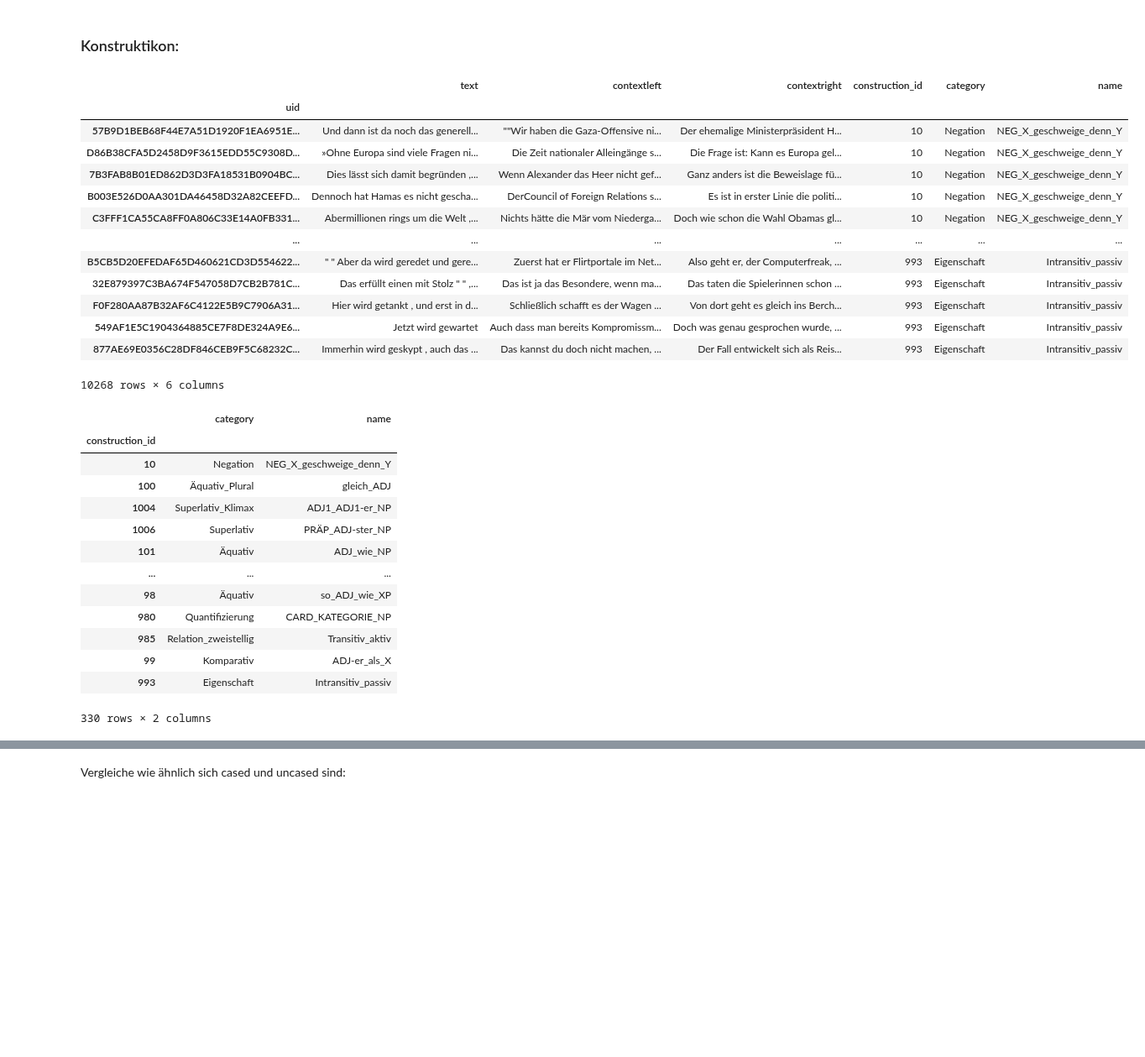
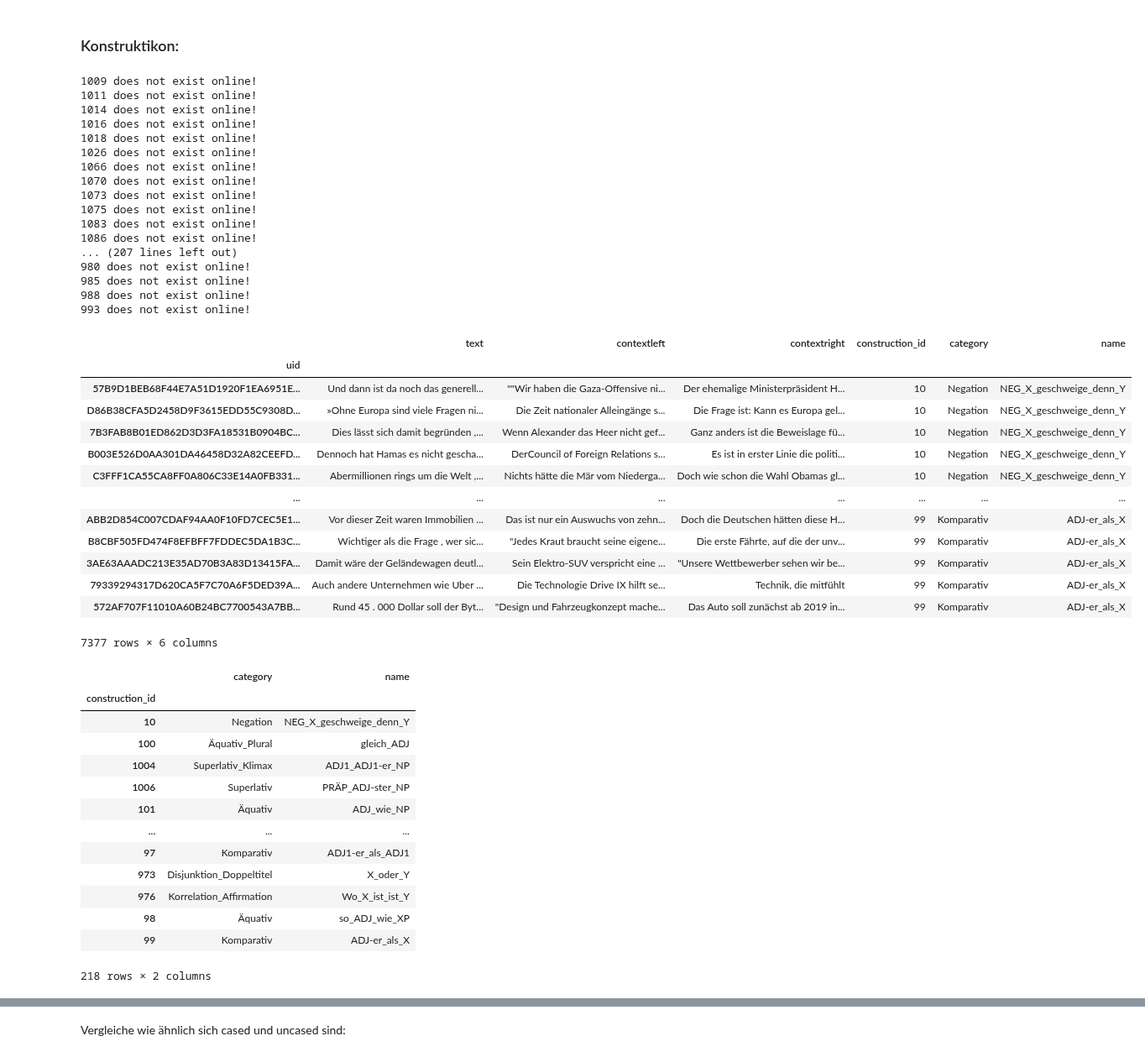
Before and after one commit to TiMauzi/llm-x-cxg, a Jupyter notebook: src/notebooks/read_constructions.ipynb, the cells around one changed output, grey strips where cells are left out. Shown at 84% size. Saved outputs shown, nothing was run; the diff lists cells and outputs as text; code cells hidden in the pictures; blank space fills up the shorter version.

```diff
--- a/src/notebooks/read_constructions.ipynb
+++ b/src/notebooks/read_constructions.ipynb
@@ -48,41 +51,63 @@ def parse_sentences(xml_file):
             'text': text,
             'contextleft': contextleft,
             'contextright': contextright,
             'construction_id': int(construction_id),
             'category': category,
             'name': name,
         })
 
     return sentences_data
 
 kee_list = []
-xml_directory = '../data/constructicon/construction'
+xml_directory = '../../data/constructicon/construction'
 
-for filename in os.listdir(xml_directory):
+for filename in tqdm(list(os.listdir(xml_directory))):
     if filename.endswith('.xml'):
+        constr_id = Path(filename).stem
+        if b"fa-triangle-exclamation" in requests.get(f"https://gsw.phil.hhu.de/constructicon/construction?id={constr_id}").content:
+            print(constr_id, "does not exist online!")
+            continue
         xml_file = os.path.join(xml_directory, filename)
         data = parse_sentences(xml_file)
         if data:
             kee_list += data
+        time.sleep(.5)
 
 sentences = pd.DataFrame.from_dict(kee_list)
 sentences.set_index('uid', inplace=True)
 sentences
 # %% [output]
+1009 does not exist online!
+1011 does not exist online!
+1014 does not exist online!
+1016 does not exist online!
+1018 does not exist online!
+1026 does not exist online!
+1066 does not exist online!
+1070 does not exist online!
+1073 does not exist online!
+1075 does not exist online!
+1083 does not exist online!
+1086 does not exist online!
+... (207 lines left out)
+980 does not exist online!
+985 does not exist online!
+988 does not exist online!
+993 does not exist online!
 |  | text | contextleft | contextright | construction_id | category | name |
 | uid |  |  |  |  |  |  |
 | 57B9D1BEB68F44E7A51D1920F1EA6951E... | Und dann ist da noch das generell... | ""Wir haben die Gaza-Offensive ni... | Der ehemalige Ministerpräsident H... | 10 | Negation | NEG_X_geschweige_denn_Y |
 | D86B38CFA5D2458D9F3615EDD55C9308D... | »Ohne Europa sind viele Fragen ni... | Die Zeit nationaler Alleingänge s... | Die Frage ist: Kann es Europa gel... | 10 | Negation | NEG_X_geschweige_denn_Y |
 | 7B3FAB8B01ED862D3D3FA18531B0904BC... | Dies lässt sich damit begründen ,... | Wenn Alexander das Heer nicht gef... | Ganz anders ist die Beweislage fü... | 10 | Negation | NEG_X_geschweige_denn_Y |
 | B003E526D0AA301DA46458D32A82CEEFD... | Dennoch hat Hamas es nicht gescha... | DerCouncil of Foreign Relations s... | Es ist in erster Linie die politi... | 10 | Negation | NEG_X_geschweige_denn_Y |
 | C3FFF1CA55CA8FF0A806C33E14A0FB331... | Abermillionen rings um die Welt ,... | Nichts hätte die Mär vom Niederga... | Doch wie schon die Wahl Obamas gl... | 10 | Negation | NEG_X_geschweige_denn_Y |
 | ... | ... | ... | ... | ... | ... | ... |
-| B5CB5D20EFEDAF65D460621CD3D554622... | " " Aber da wird geredet und gere... | Zuerst hat er Flirtportale im Net... | Also geht er, der Computerfreak, ... | 993 | Eigenschaft | Intransitiv_passiv |
-| 32E879397C3BA674F547058D7CB2B781C... | Das erfüllt einen mit Stolz " " ,... | Das ist ja das Besondere, wenn ma... | Das taten die Spielerinnen schon ... | 993 | Eigenschaft | Intransitiv_passiv |
-| F0F280AA87B32AF6C4122E5B9C7906A31... | Hier wird getankt , und erst in d... | Schließlich schafft es der Wagen ... | Von dort geht es gleich ins Berch... | 993 | Eigenschaft | Intransitiv_passiv |
-| 549AF1E5C1904364885CE7F8DE324A9E6... | Jetzt wird gewartet | Auch dass man bereits Kompromissm... | Doch was genau gesprochen wurde, ... | 993 | Eigenschaft | Intransitiv_passiv |
-| 877AE69E0356C28DF846CEB9F5C68232C... | Immerhin wird geskypt , auch das ... | Das kannst du doch nicht machen, ... | Der Fall entwickelt sich als Reis... | 993 | Eigenschaft | Intransitiv_passiv |
+| ABB2D854C007CDAF94AA0F10FD7CEC5E1... | Vor dieser Zeit waren Immobilien ... | Das ist nur ein Auswuchs von zehn... | Doch die Deutschen hätten diese H... | 99 | Komparativ | ADJ-er_als_X |
+| B8CBF505FD474F8EFBFF7FDDEC5DA1B3C... | Wichtiger als die Frage , wer sic... | "Jedes Kraut braucht seine eigene... | Die erste Fährte, auf die der unv... | 99 | Komparativ | ADJ-er_als_X |
+| 3AE63AAADC213E35AD70B3A83D13415FA... | Damit wäre der Geländewagen deutl... | Sein Elektro-SUV verspricht eine ... | "Unsere Wettbewerber sehen wir be... | 99 | Komparativ | ADJ-er_als_X |
+| 79339294317D620CA5F7C70A6F5DED39A... | Auch andere Unternehmen wie Uber ... | Die Technologie Drive IX hilft se... | Technik, die mitfühlt | 99 | Komparativ | ADJ-er_als_X |
+| 572AF707F11010A60B24BC7700543A7BB... | Rund 45 . 000 Dollar soll der Byt... | "Design und Fahrzeugkonzept mache... | Das Auto soll zunächst ab 2019 in... | 99 | Komparativ | ADJ-er_als_X |
-10268 rows × 6 columns
+7377 rows × 6 columns
 # %%
 constructions = sentences[['construction_id', 'category', 'name']].drop_duplicates()
 constructions.set_index('construction_id', inplace=True)
@@ -96,12 +121,12 @@ constructions
 | 1006 | Superlativ | PRÄP_ADJ-ster_NP |
 | 101 | Äquativ | ADJ_wie_NP |
 | ... | ... | ... |
+| 97 | Komparativ | ADJ1-er_als_ADJ1 |
+| 973 | Disjunktion_Doppeltitel | X_oder_Y |
+| 976 | Korrelation_Affirmation | Wo_X_ist_ist_Y |
 | 98 | Äquativ | so_ADJ_wie_XP |
-| 980 | Quantifizierung | CARD_KATEGORIE_NP |
-| 985 | Relation_zweistellig | Transitiv_aktiv |
 | 99 | Komparativ | ADJ-er_als_X |
-| 993 | Eigenschaft | Intransitiv_passiv |
-330 rows × 2 columns
+218 rows × 2 columns
 # %%
 constructions['category'].value_counts()
 # %% [output]
```
Also changed, not shown: parts of 12 cells of this notebook, 1 other file.
